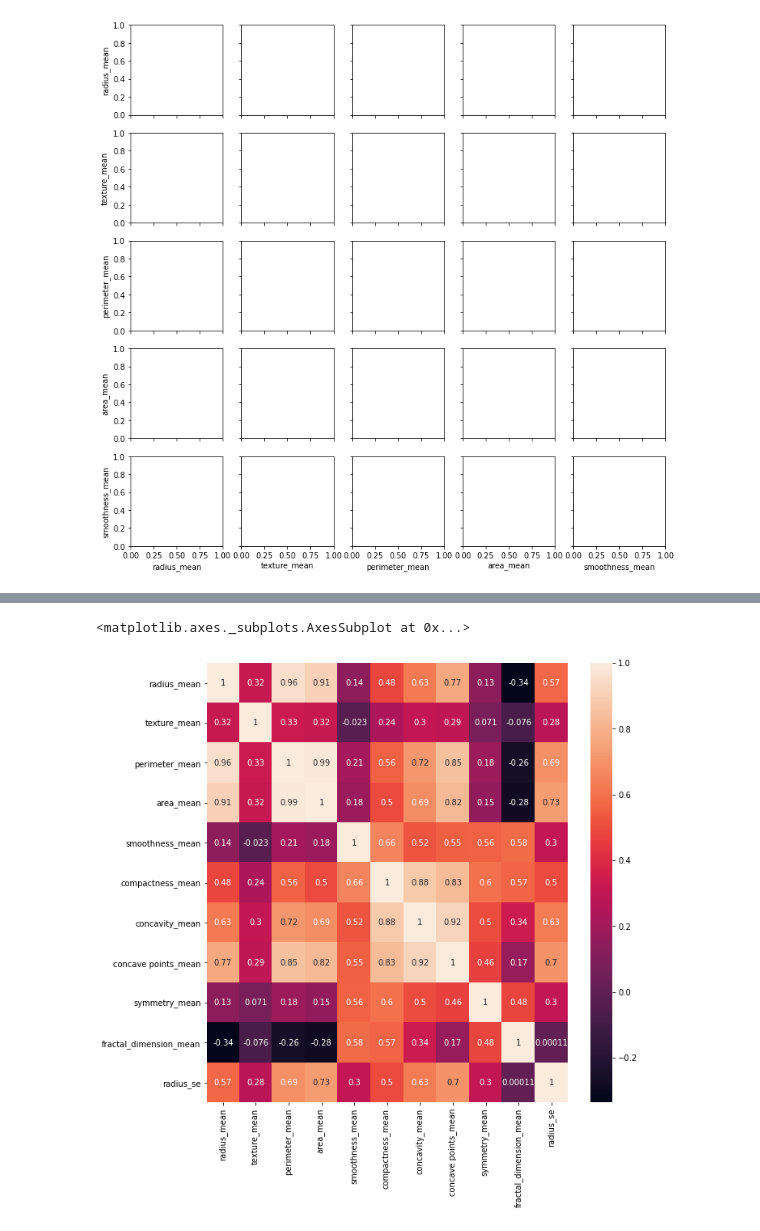
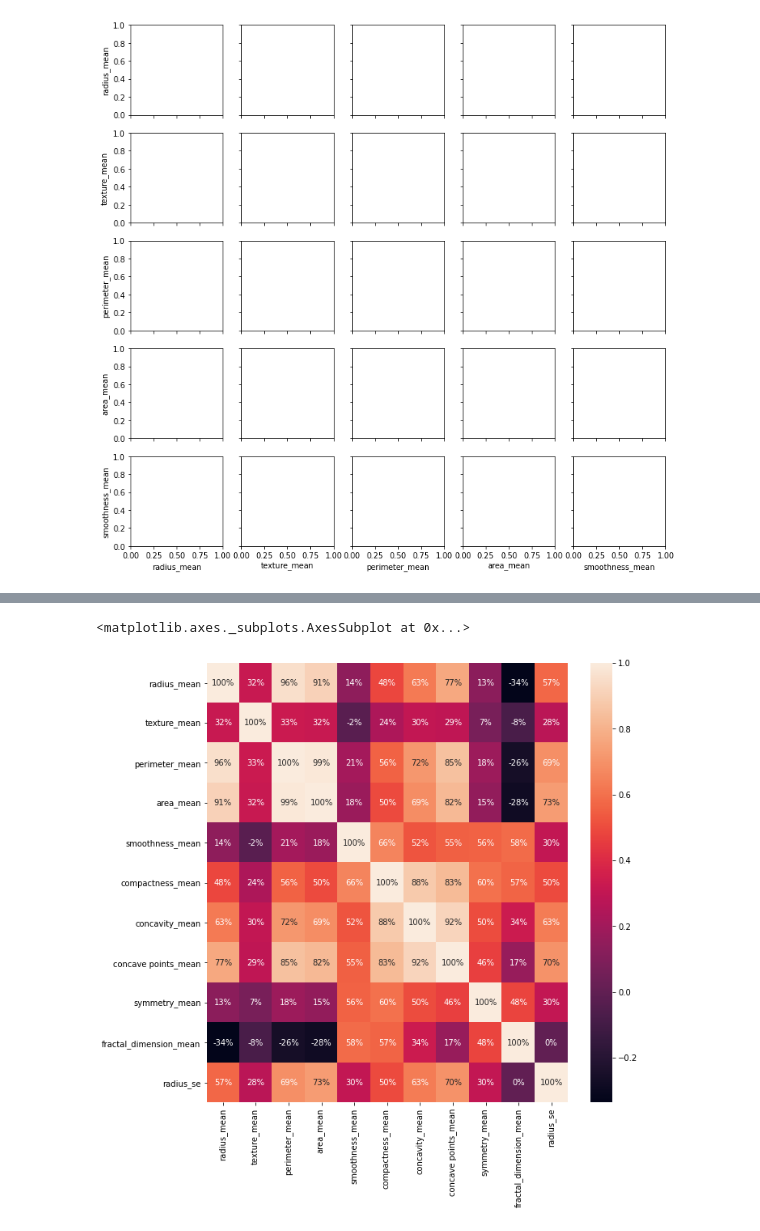
Before and after one commit to shanu996/breast-cancer-prediction, a Jupyter notebook: Untitled1.ipynb, the cells around one changed output, grey strips where cells are left out. Cells and saved outputs as stored; diff of their text form; code cells hidden in the pictures.

```diff
--- a/Untitled1.ipynb
+++ b/Untitled1.ipynb
@@ -133,7 +133,7 @@ df.iloc[:,1:12].corr()
 # %%
 #visualize the correlation
 plt.figure(figsize=(10,10))
-sns.heatmap(df.iloc[:,1:12].corr(), annot=True)
+sns.heatmap(df.iloc[:,1:12].corr(), annot=True, fmt='.0%')
 # %% [output]
 <matplotlib.axes._subplots.AxesSubplot at 0x...>
-[figure, old version]
+[figure, new version]
```
Also changed, not shown: parts of 5 cells of this notebook.
